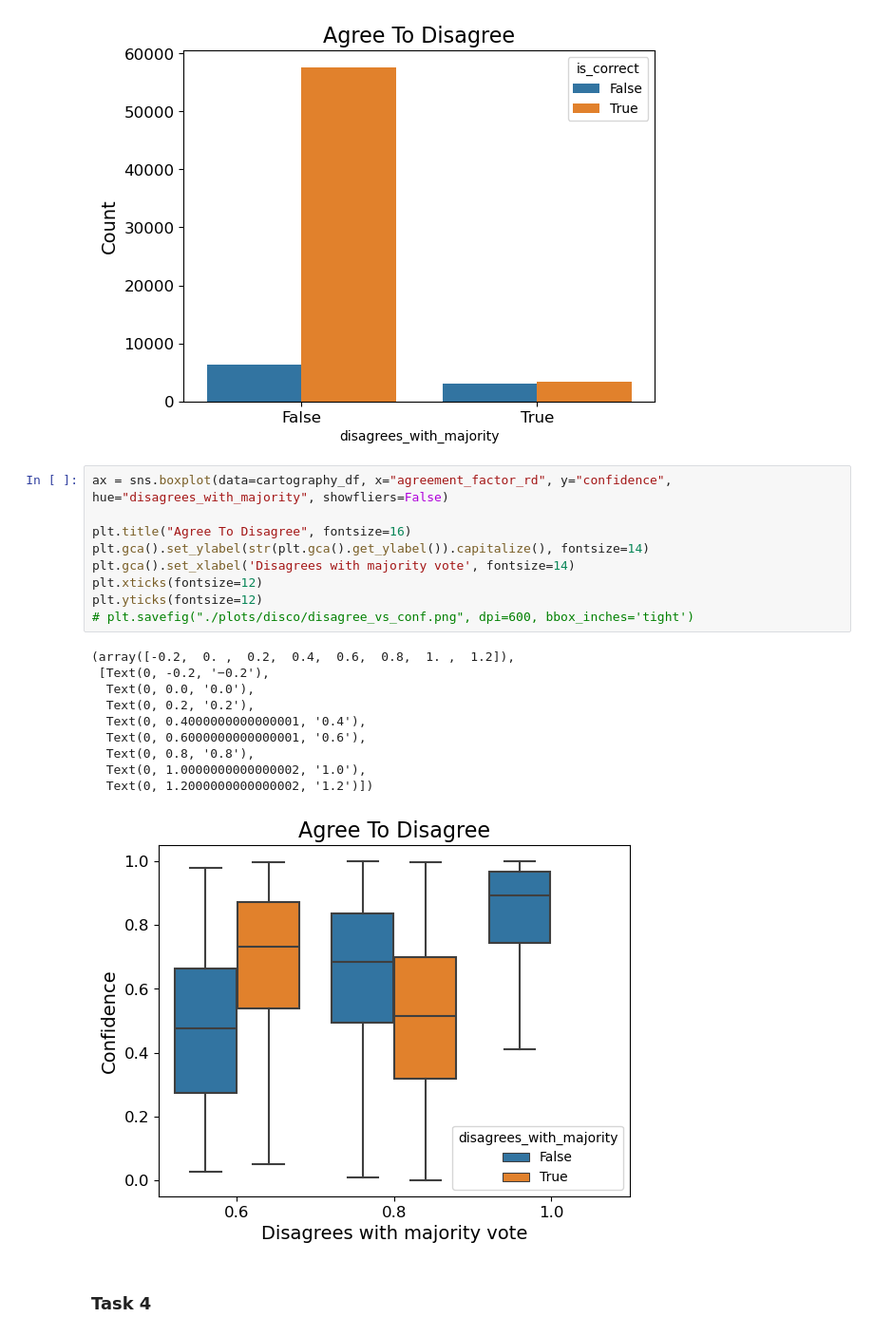
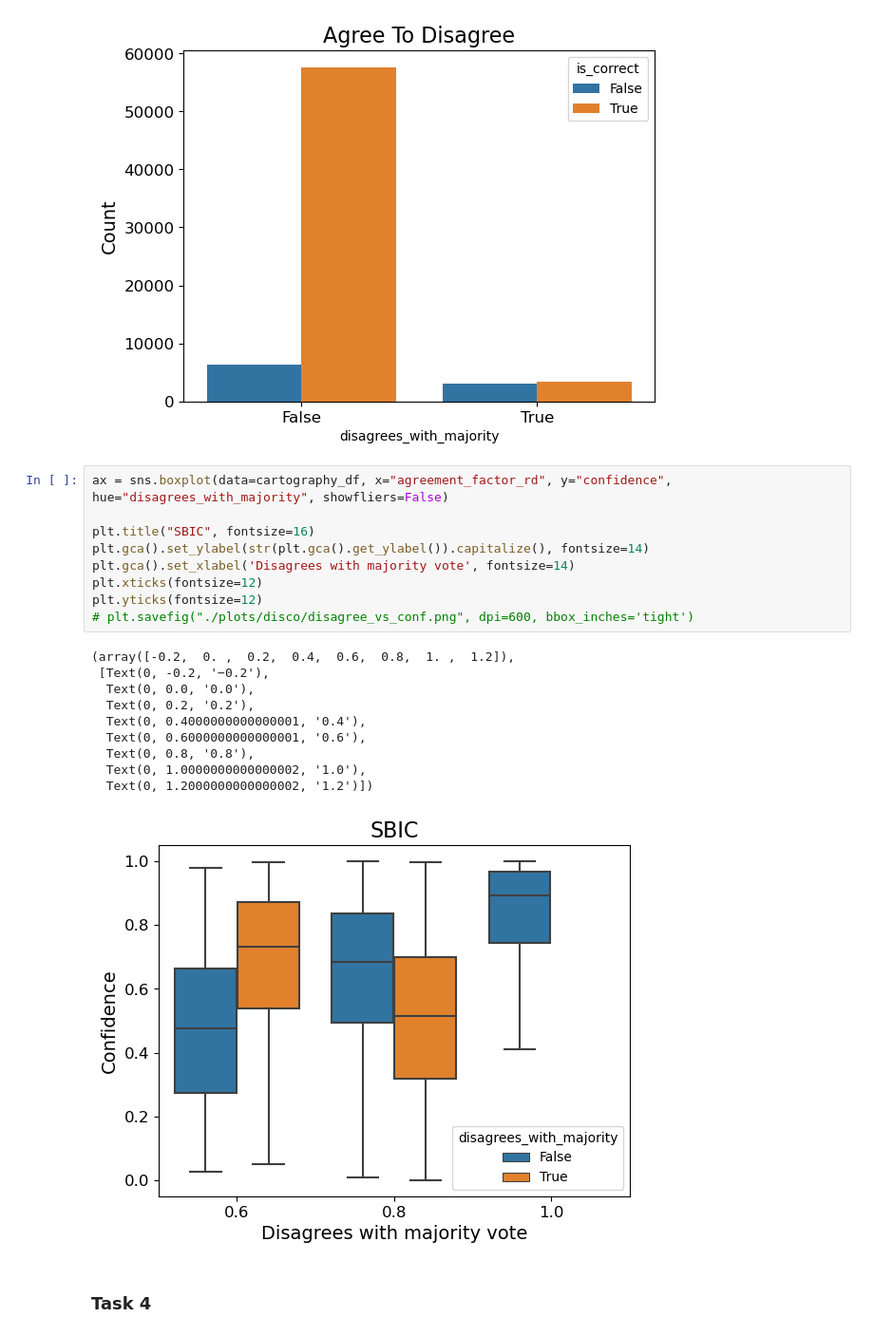
Before and after one commit to abhishekanand1710/noise-and-bias, a Jupyter notebook: dataset-cartography/sbic_v2/cartography_plotting_disco.ipynb, the cells around one changed output. Shown at 95% size. Cells and saved outputs as stored; diff of their text form.

```diff
--- a/dataset-cartography/sbic_v2/cartography_plotting_disco.ipynb
+++ b/dataset-cartography/sbic_v2/cartography_plotting_disco.ipynb
@@ -420,23 +420,23 @@ plt.yticks(fontsize=12)
 # %%
 ax = sns.boxplot(data=cartography_df, x="agreement_factor_rd", y="confidence", hue="disagrees_with_majority", showfliers=False)
 
-plt.title("Agree To Disagree", fontsize=16)
+plt.title("SBIC", fontsize=16)
 plt.gca().set_ylabel(str(plt.gca().get_ylabel()).capitalize(), fontsize=14)
 plt.gca().set_xlabel('Disagrees with majority vote', fontsize=14)
 plt.xticks(fontsize=12)
 plt.yticks(fontsize=12)
 # plt.savefig("./plots/disco/disagree_vs_conf.png", dpi=600, bbox_inches='tight')
 # %% [output]
 (array([-0.2,  0. ,  0.2,  0.4,  0.6,  0.8,  1. ,  1.2]),
  [Text(0, -0.2, '−0.2'),
   Text(0, 0.0, '0.0'),
   Text(0, 0.2, '0.2'),
   Text(0, 0.4000000000000001, '0.4'),
   Text(0, 0.6000000000000001, '0.6'),
   Text(0, 0.8, '0.8'),
   Text(0, 1.0000000000000002, '1.0'),
   Text(0, 1.2000000000000002, '1.2')])
-[figure, old version]
+[figure, new version]
 # %% [markdown]
 ### Task 4
 # %%
```
Also changed, not shown: 2 other files.
